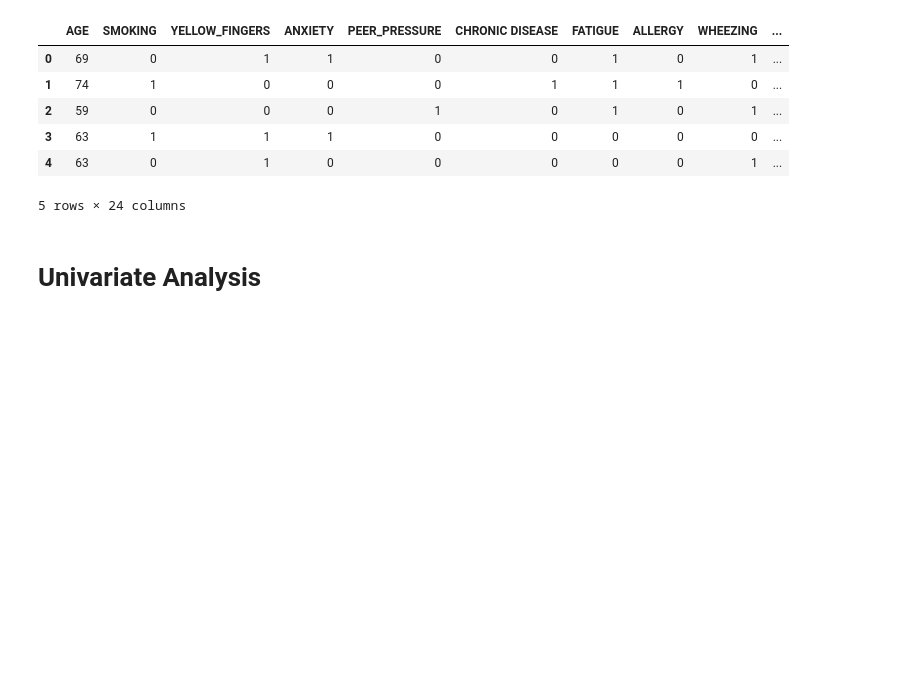
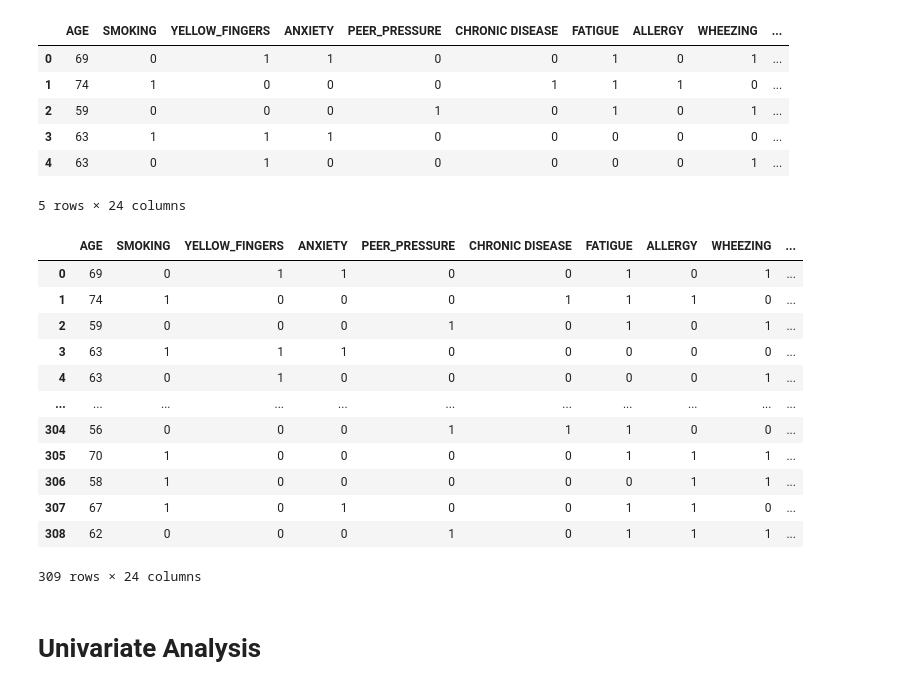
Before and after one commit to arpi5191/Byte-My-Cancer, a Jupyter notebook: 09_615_Project.ipynb, the cells around one changed output. Drawn from its saved outputs; the diff is of its cells as text; code cells hidden in the pictures; blank space fills up the shorter version.

```diff
--- a/09_615_Project.ipynb
+++ b/09_615_Project.ipynb
@@ -215,6 +215,27 @@ df.head()
 | 3 | 63 | 1 | 1 | 1 | 0 | 0 | 0 | 0 | 0 | ... |
 | 4 | 63 | 0 | 1 | 0 | 0 | 0 | 0 | 0 | 1 | ... |
 5 rows × 24 columns
+# %%
+# Transform columns with booleans to numerical values
+df['AGE_BINNED_Young'] = df['AGE_BINNED_Young'].astype(int)
+df['AGE_BINNED_Middle'] = df['AGE_BINNED_Middle'].astype(int)
+df['AGE_BINNED_Senior'] = df['AGE_BINNED_Senior'].astype(int)
+
+df
+# %% [output]
+|  | AGE | SMOKING | YELLOW_FINGERS | ANXIETY | PEER_PRESSURE | CHRONIC DISEASE | FATIGUE | ALLERGY | WHEEZING | ... |
+| 0 | 69 | 0 | 1 | 1 | 0 | 0 | 1 | 0 | 1 | ... |
+| 1 | 74 | 1 | 0 | 0 | 0 | 1 | 1 | 1 | 0 | ... |
+| 2 | 59 | 0 | 0 | 0 | 1 | 0 | 1 | 0 | 1 | ... |
+| 3 | 63 | 1 | 1 | 1 | 0 | 0 | 0 | 0 | 0 | ... |
+| 4 | 63 | 0 | 1 | 0 | 0 | 0 | 0 | 0 | 1 | ... |
+| ... | ... | ... | ... | ... | ... | ... | ... | ... | ... | ... |
+| 304 | 56 | 0 | 0 | 0 | 1 | 1 | 1 | 0 | 0 | ... |
+| 305 | 70 | 1 | 0 | 0 | 0 | 0 | 1 | 1 | 1 | ... |
+| 306 | 58 | 1 | 0 | 0 | 0 | 0 | 0 | 1 | 1 | ... |
+| 307 | 67 | 1 | 0 | 1 | 0 | 0 | 1 | 1 | 0 | ... |
+| 308 | 62 | 0 | 0 | 0 | 1 | 0 | 1 | 1 | 1 | ... |
+309 rows × 24 columns
 # %% [markdown]
 # **Univariate Analysis**
 # %%
```
Also changed, not shown: parts of 45 cells of this notebook.
